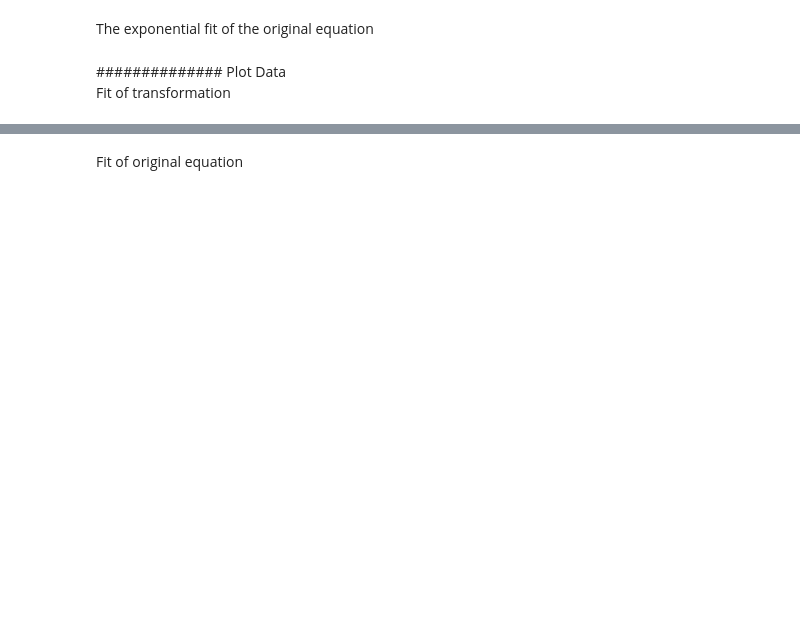
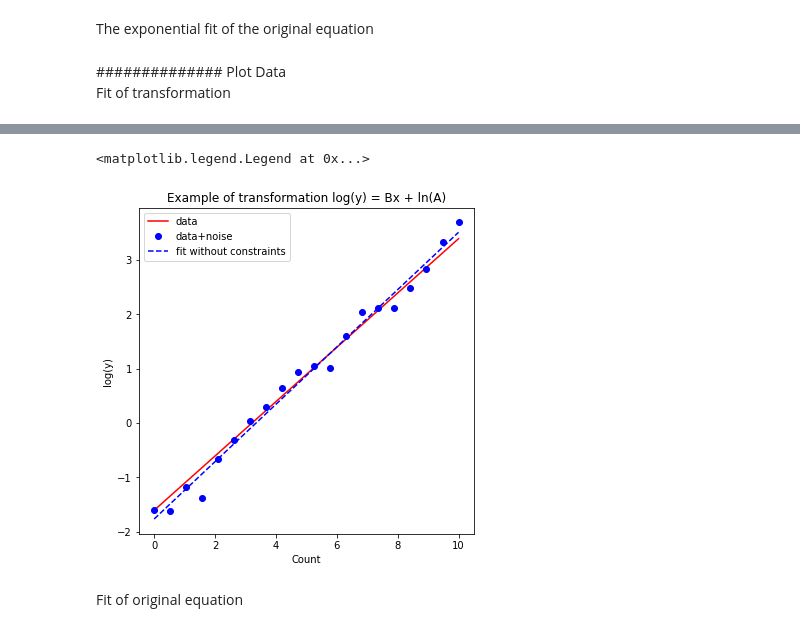
Before and after one commit to rcameronc/SLchange2021, a Jupyter notebook: R3_2021.ipynb, the cells around one changed output, grey strips where cells are left out. Drawn from its saved outputs; the diff is of its cells as text; code cells hidden in the pictures; blank space fills up the shorter version.

```diff
--- a/R3_2021.ipynb
+++ b/R3_2021.ipynb
@@ -49,9 +119,18 @@ by taking the natural log of both sides. This results in
  this is equivalent to Y=CX+D
 # %% [markdown]
 ################# Generate clean data #########
+# %%
+x = np.linspace(0, 10, 20)
+y = 0.2 * np.exp(0.5 * x)
 # %% [markdown]
 ############### Add noise to y ##########
+# %%
+mu = 0.0
+sigma = 0.25
+y2 = y * (1 + np.random.normal(mu, sigma, y.size))
 # %% [markdown]
 ############## Transform y using log
+# %%
+y3 = np.log(y2)
 # %% [markdown]
 ############## Fit data+noise with polynomial of the for y=ax+b
@@ -58,2 +144,5 @@ by taking the natural log of both sides. This results in
+# %%
+const = np.polyfit(x, y3, 1)
+y_fit1 = const[0]*x + const[1]
 # %% [markdown]
 The exponential fit of the original equation
@@ -67,2 +156,16 @@ Fit of transformation
+# %%
+f1 = plt.figure(figsize=(6,6)) # Obtain figure handle
+plt.title('Example of transformation log(y) = Bx + ln(A)')
+plt.xlabel('Count')
+plt.ylabel('log(y)')
+
+plt.plot(x, np.log(y), '-r', label='data')
+plt.plot(x, y3, 'ob', label = 'data+noise')
+plt.plot(x, y_fit1, '--b', label='fit without constraints')
+
+plt.legend()
+# %% [output]
+<matplotlib.legend.Legend at 0x...>
+[figure, added]
 # %% [markdown]
 Fit of original equation
```
Also changed, not shown: parts of 21 cells of this notebook, 3 other files.
